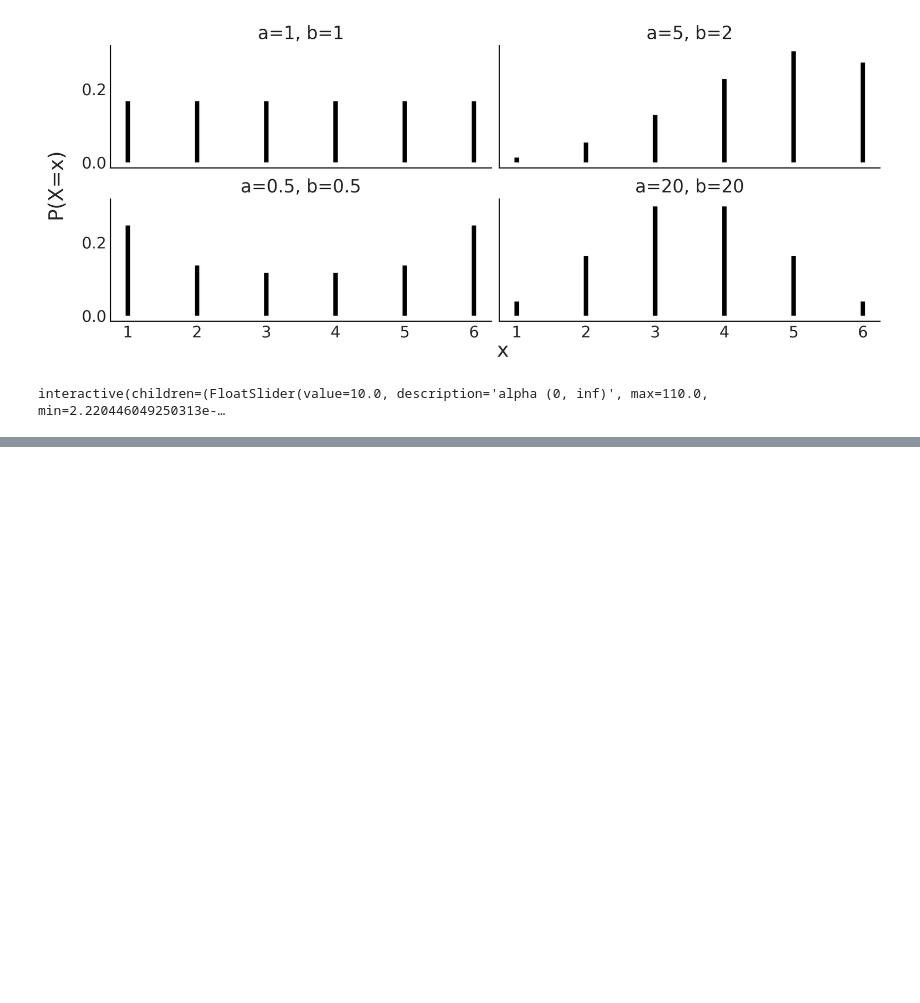
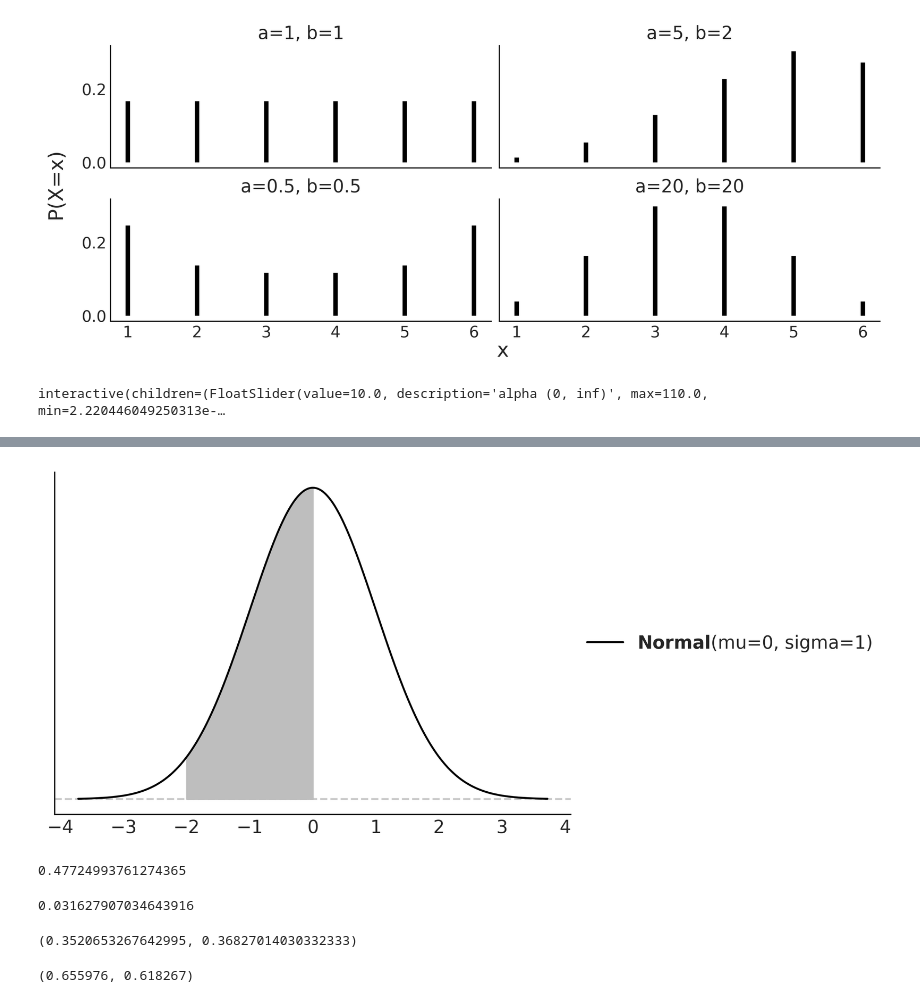
Before and after one commit to MrFanciful/BAP3, a Jupyter notebook: my_work/my_ch01.ipynb, the cells around one changed output, grey strips where cells are left out. Cells and saved outputs as stored; diff of their text form; code cells hidden in the pictures; blank space fills up the shorter version.

```diff
--- a/my_work/my_ch01.ipynb
+++ b/my_work/my_ch01.ipynb
@@ -43,0 +79,31 @@ interactive(children=(FloatSlider(value=10.0, description='alpha (0, inf)', max=
+# %%
+dist = pz.Normal(0, 1)
+ax = dist.plot_pdf()
+x_s = np.linspace(-2, 0)
+ax.fill_between(x_s, dist.pdf(x_s), color='C2')
+plt.savefig('fig/gauss_prob.png')
+plt.show()
+
+dist.cdf(0) - dist.cdf(-2)
+# %% [output]
+[figure, added]
+0.47724993761274365
+# %%
+dist = pz.Normal(0, 1)
+a = -2
+b = 0
+num = 150
+x_s = np.linspace(a, b, 10)
+base = (b-a)/num
+np.sum(dist.pdf(x_s) * base)
+# %% [output]
+0.031627907034643916
+# %%
+dist.pdf(0.5), dist.pdf(0.4)
+# %% [output]
+(0.3520653267642995, 0.36827014030332333)
+# %%
+values = dist.rvs(1_000_000)
+np.mean([(0.4 > values) & (values < 0.6)]), np.mean([(0.3 > values) & (values < 0.5)])
+# %% [output]
+(0.655976, 0.618267)
```
Also changed, not shown: parts of 8 cells of this notebook, 8 other files.
